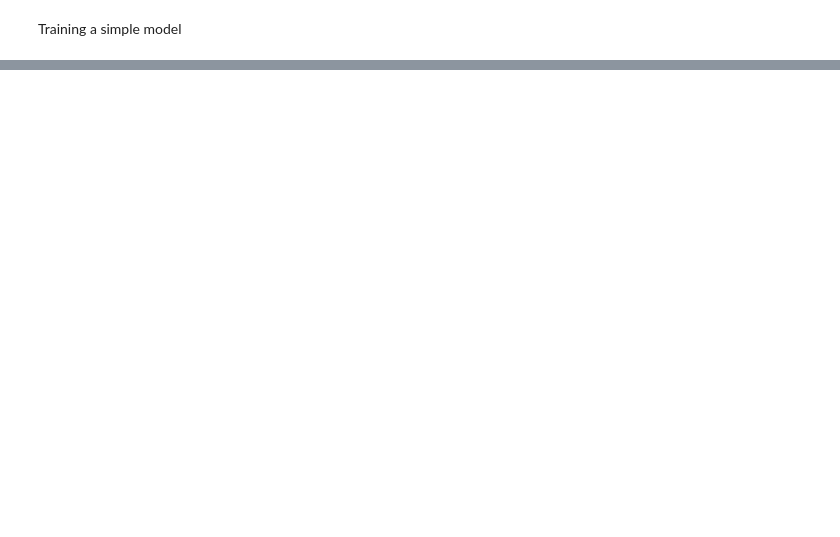
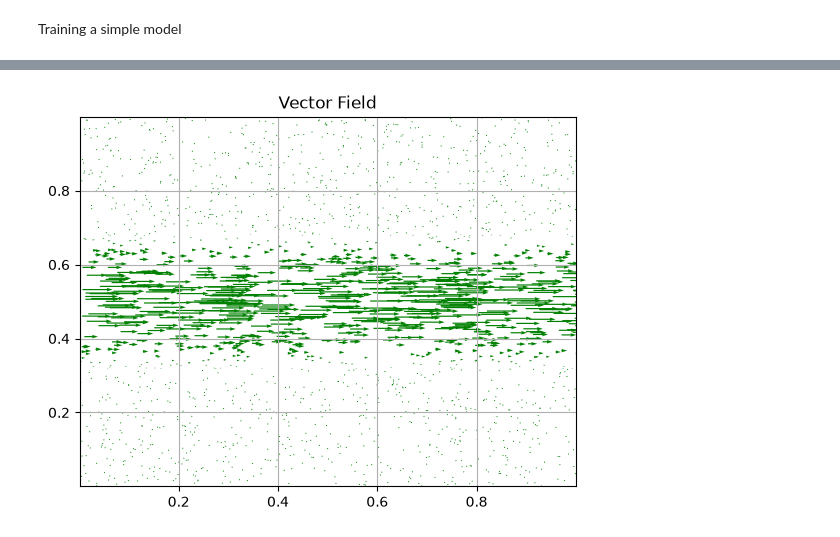
Before and after one commit to guillaume-duveau/PINN_for_optimal_routing, a Jupyter notebook: display_notebook.ipynb, the cells around one changed output, grey strips where cells are left out. Cells and saved outputs as stored; diff of their text form; code cells hidden in the pictures; blank space fills up the shorter version.

```diff
--- a/display_notebook.ipynb
+++ b/display_notebook.ipynb
@@ -30,0 +40,22 @@ plt.show()
+# %%
+x_ = np.array([x[i,0] for i in range(x.shape[0])])
+y_ = np.array([x[i,1] for i in range(x.shape[0])])
+
+# Directional vectors
+u = np.array([wind_field[i,0].item() for i in range(wind_field.shape[0])])
+v = np.array([wind_field[i,1].item() for i in range(wind_field.shape[0])])
+
+plt.figure()
+
+# Plotting Vector Field with QUIVER
+plt.quiver(x_, y_, u, v, color='g')
+plt.title('Vector Field')
+
+plt.xlim(x_.min(), x_.max())
+plt.ylim(y_.min(), y_.max())
+
+# Show plot with grid
+plt.grid()
+plt.show()
+# %% [output]
+[figure, added]
```
Also changed, not shown: parts of 9 cells of this notebook, 2 other files.
